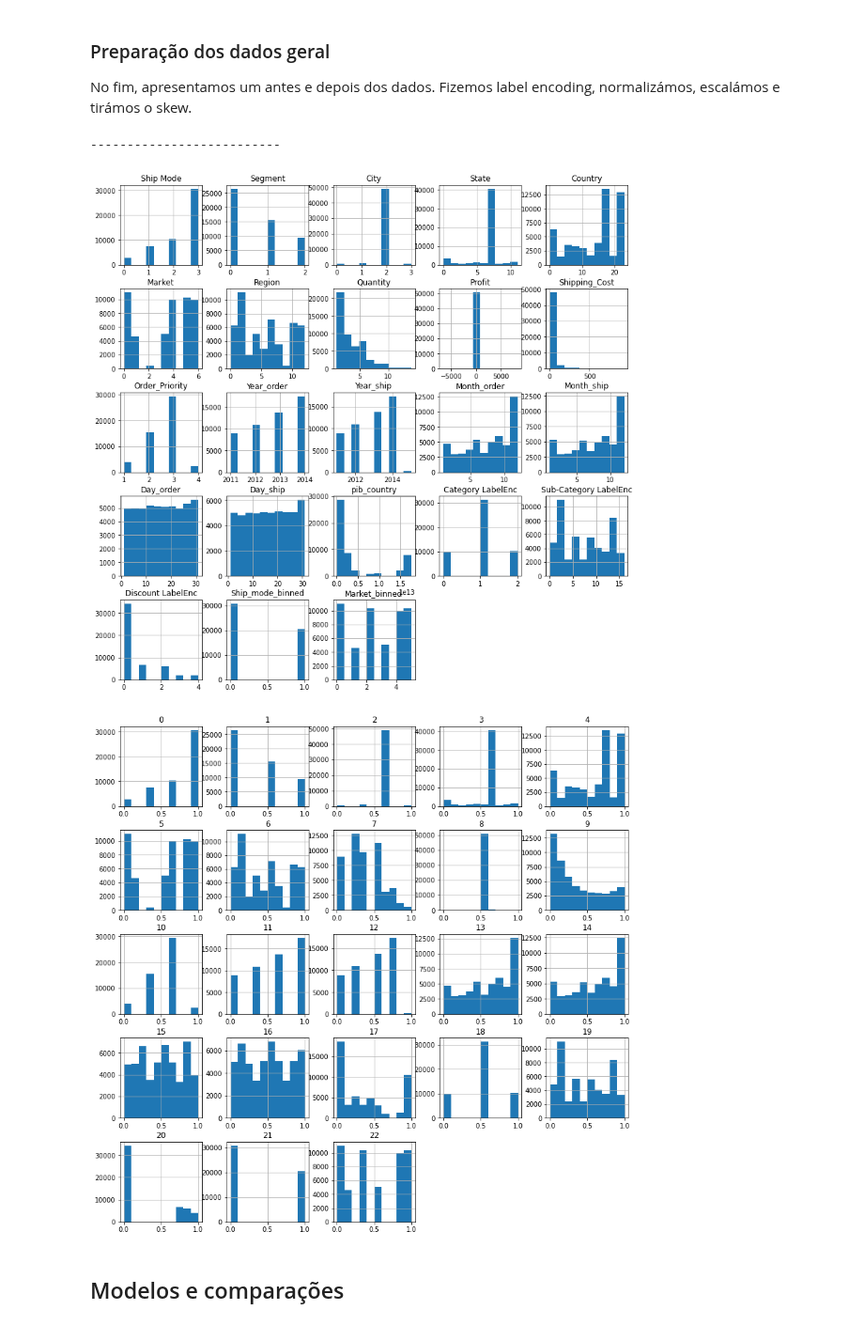
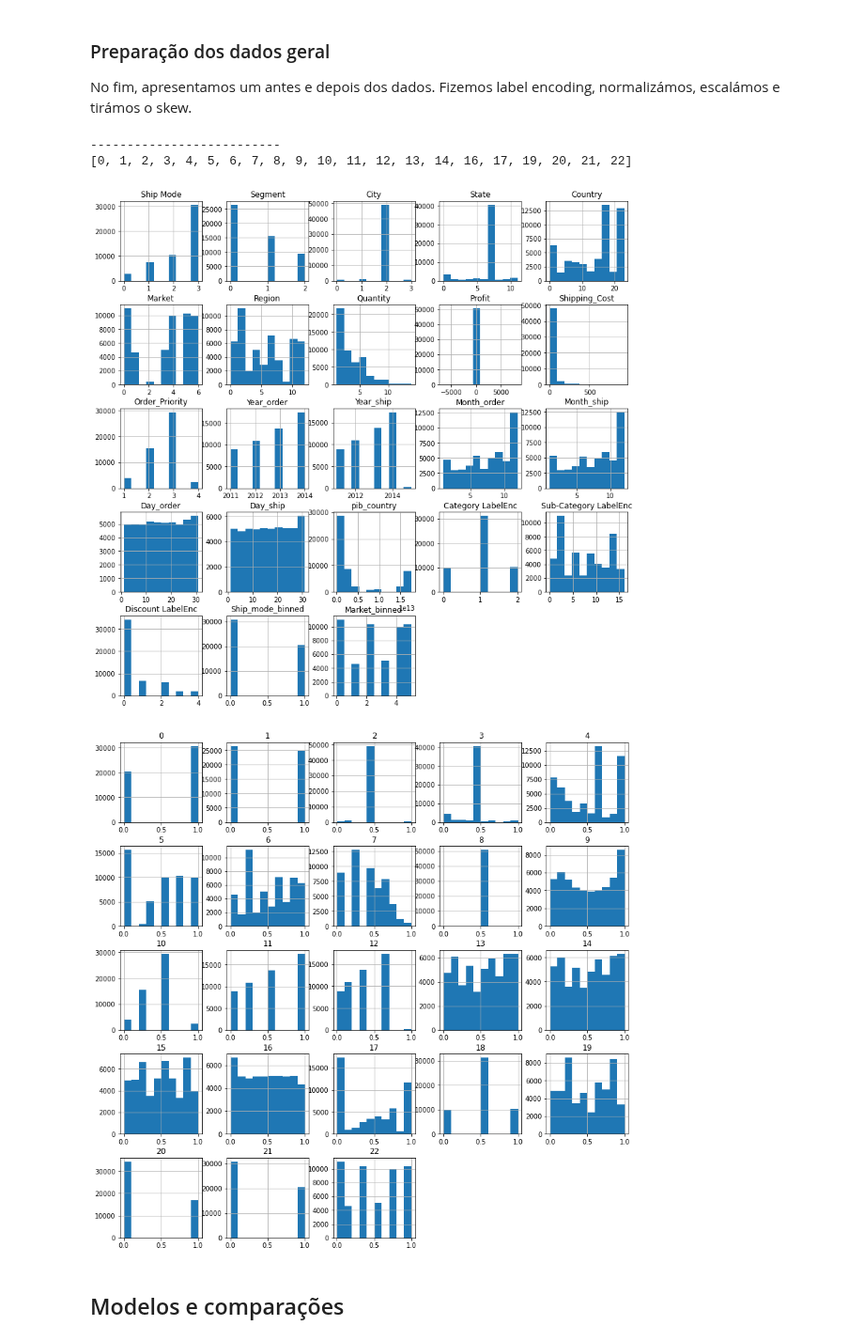
Before and after one commit to gonaloppcc/projetoDAA, a Jupyter notebook: melhor_grupo/model_general.ipynb, the cells around one changed output. Shown at 94% size. Saved outputs shown, nothing was run; the diff lists cells and outputs as text; code cells hidden in the pictures.

```diff
--- a/melhor_grupo/model_general.ipynb
+++ b/melhor_grupo/model_general.ipynb
@@ -85,42 +85,43 @@ No fim, apresentamos um antes e depois dos dados. Fizemos label encoding, normal
 from sklearn.preprocessing import StandardScaler
 from sklearn.preprocessing import PowerTransformer
 from sklearn.preprocessing import MinMaxScaler
-
-
 
 
 df.hist(figsize=(14, 14));
 print("--------------------------")
 # Centrar, mas não de forma totalmente igual, porque outliers afetam
 
 ss = StandardScaler()
 _ = ss.fit(df)
 pt = PowerTransformer()
 mms = MinMaxScaler()
 
 # Transform
 df = pd.DataFrame(ss.transform(df))
 
 skew_cols = []
 
 for coluna in df.columns:
-    if df[coluna].skew() > 1:
+    if abs(df[coluna].skew()) > 0.01:
        skew_cols.append(coluna)
-# Skew
+
+    # Skew
 if len(skew_cols):
-    df[skew_cols] = pd.DataFrame(pt.fit_transform(df[skew_cols]), columns=skew_cols)
+    for coluna in skew_cols:
+        df[skew_cols] = pd.DataFrame(pt.fit_transform(df[skew_cols]), columns=skew_cols, copy=False)
     #print(df3.skew())
 
 # MinMaxScaller
 df = pd.DataFrame(
     mms.fit_transform(df))
 
 # Plot
 df.hist(figsize=(14, 14));
 # %% [output]
 --------------------------
+[0, 1, 2, 3, 4, 5, 6, 7, 8, 9, 10, 11, 12, 13, 14, 16, 17, 19, 20, 21, 22]
 [figure]
-[figure, old version]
+[figure, new version]
 # %% [markdown]
 ## Modelos e comparações
 # %%
```
Also changed, not shown: parts of 2 cells of this notebook, 3 other files.
